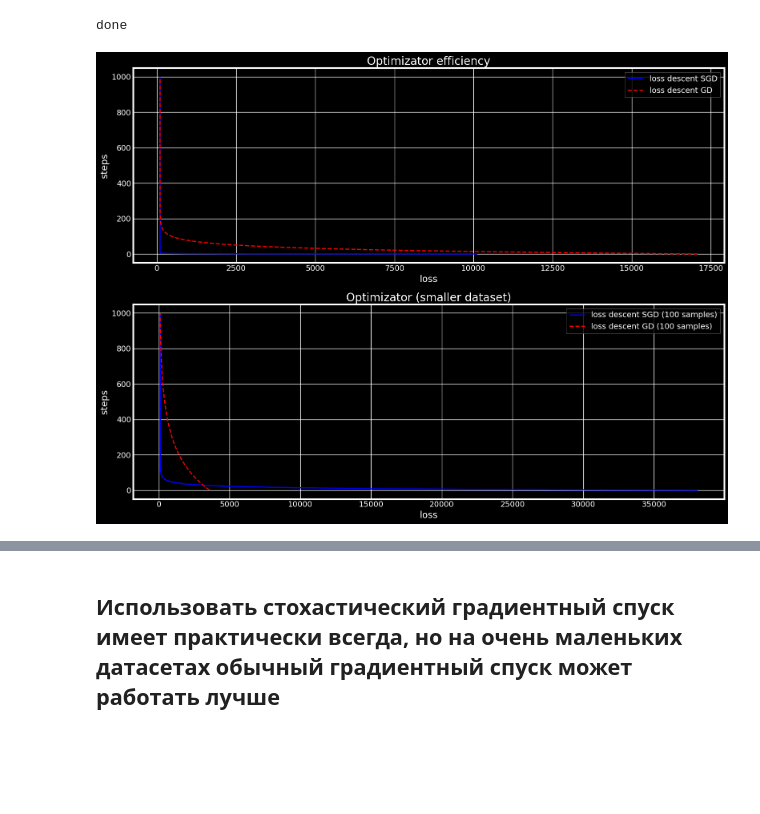
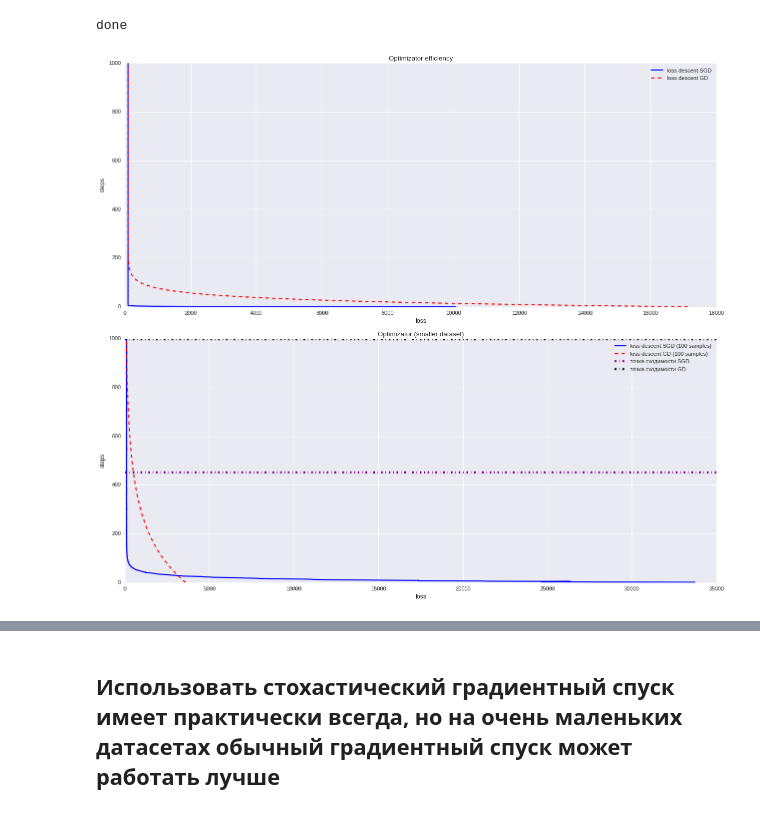
Before and after one commit to Zakrung23/PSII_3SEM, a Jupyter notebook: Homework1_PSII.ipynb, the cells around one changed output, grey strips where cells are left out. Drawn from its saved outputs; the diff is of its cells as text; code cells hidden in the pictures; blank space fills up the shorter version.

```diff
--- a/Homework1_PSII.ipynb
+++ b/Homework1_PSII.ipynb
@@ -86,25 +86,27 @@ loss_sgd_tiny = sgd(X_tiny,y_tiny,w,lr=0.01)
 # %%
 import matplotlib.pyplot as plt
 
 %matplotlib inline
+plt.style.use('seaborn-v0_8')
+minimums = [[min(loss_sgd_tiny),loss_sgd_tiny.index(min(loss_sgd_tiny).item())],[min(loss_gd_tiny),loss_gd_tiny.index(min(loss_gd_tiny).item())]]
 
-fig,ax = plt.subplots(2,1,figsize=(16,12),dpi=100)
-plt.style.use('dark_background')
+fig,ax = plt.subplots(2,1,figsize=(16,14))
 ax[0].plot(loss_sgd,np.arange(1000),label = 'loss descent SGD',c='blue',linestyle='-',linewidth=2)
 ax[0].plot(loss_gd,np.arange(1000),label = 'loss descent GD',c='red',linestyle='--',linewidth=2)
 ax[0].set_title('Optimizator efficiency')
 ax[0].set_xlabel('loss')
 ax[0].set_ylabel('steps')
 ax[0].legend()
 
 ax[1].plot(loss_sgd_tiny,np.arange(1000),label = 'loss descent SGD (100 samples)',c='blue',linestyle='-',linewidth=2)
 ax[1].plot(loss_gd_tiny,np.arange(1000),label = 'loss descent GD (100 samples)',c='red',linestyle='--',linewidth=2)
 ax[1].set_title('Optimizator (smaller dataset)')
 ax[1].set_xlabel('loss')
 ax[1].set_ylabel('steps')
+ax[1].axhline(minimums[0][1],c='purple',linestyle='-.',label='точка сходимости SGD',linewidth=4)
+ax[1].axhline(minimums[1][1],c='black',linestyle='-.',label='точка сходимости GD',linewidth=4)
 ax[1].legend()
-
 plt.tight_layout()
 plt.show()
 # %% [output]
-[figure, old version]
+[figure, new version]
```
Also changed, not shown: parts of 3 cells of this notebook.
